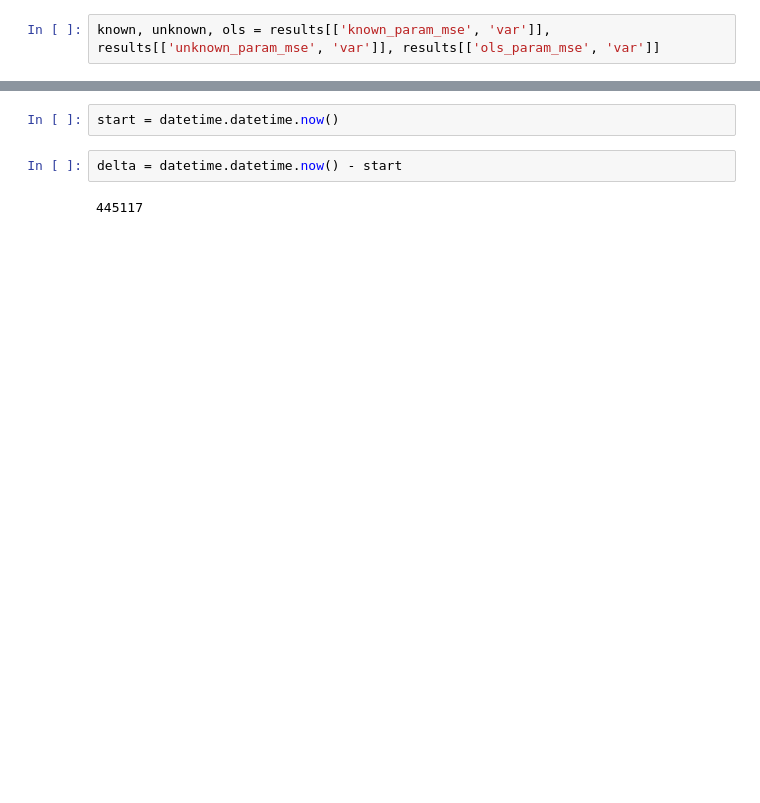
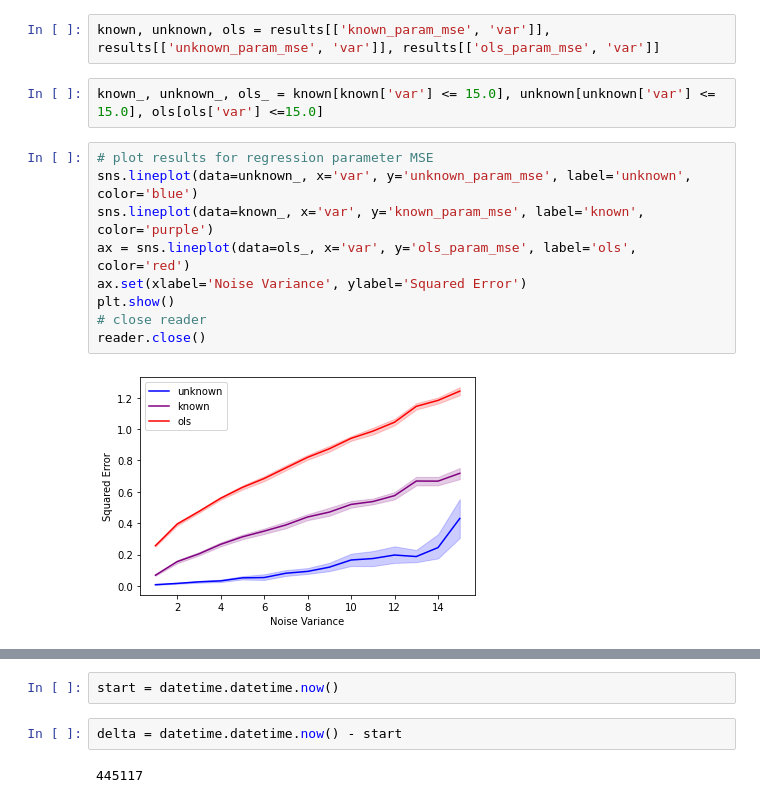
Before and after one commit to pstefanou12/delphi.ai, a Jupyter notebook: notebooks/Comparing Known and Unknown Noise Variance2.ipynb, the cells around one changed output, grey strips where cells are left out. Saved outputs shown, nothing was run; the diff lists cells and outputs as text; blank space fills up the shorter version.

```diff
--- a/notebooks/Comparing Known and Unknown Noise Variance2.ipynb
+++ b/notebooks/Comparing Known and Unknown Noise Variance2.ipynb
@@ -135,5 +127,18 @@ Warning: exp_id 05808248-5136-4e73-8586-07131478fca6 has no table 'fewepochs'. S
 # %%
 known, unknown, ols = results[['known_param_mse', 'var']], results[['unknown_param_mse', 'var']], results[['ols_param_mse', 'var']]
+# %%
+known_, unknown_, ols_ = known[known['var'] <= 15.0], unknown[unknown['var'] <= 15.0], ols[ols['var'] <=15.0]
+# %%
+# plot results for regression parameter MSE
+sns.lineplot(data=unknown_, x='var', y='unknown_param_mse', label='unknown', color='blue')
+sns.lineplot(data=known_, x='var', y='known_param_mse', label='known', color='purple')
+ax = sns.lineplot(data=ols_, x='var', y='ols_param_mse', label='ols', color='red')
+ax.set(xlabel='Noise Variance', ylabel='Squared Error')
+plt.show()
+# close reader
+reader.close()
+# %% [output]
+[figure, added]
 # %%
 # plot results for regression parameter MSE
 sns.lineplot(data=unknown, x='var', y='unknown_param_mse', label='unknown', color='blue')
```
Also changed, not shown: parts of 5 cells of this notebook, 2 other files.
